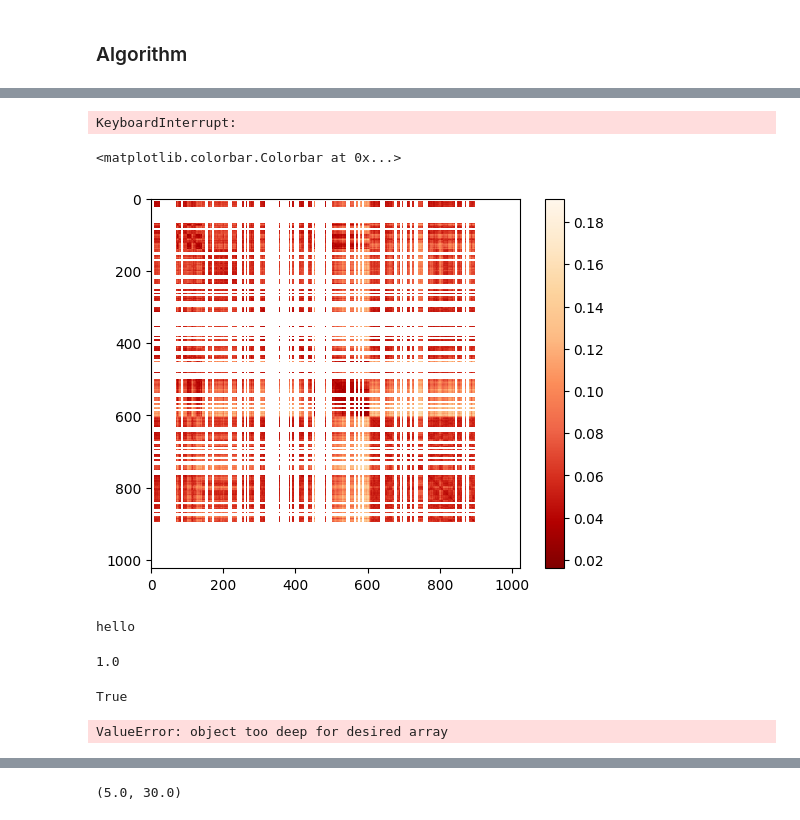
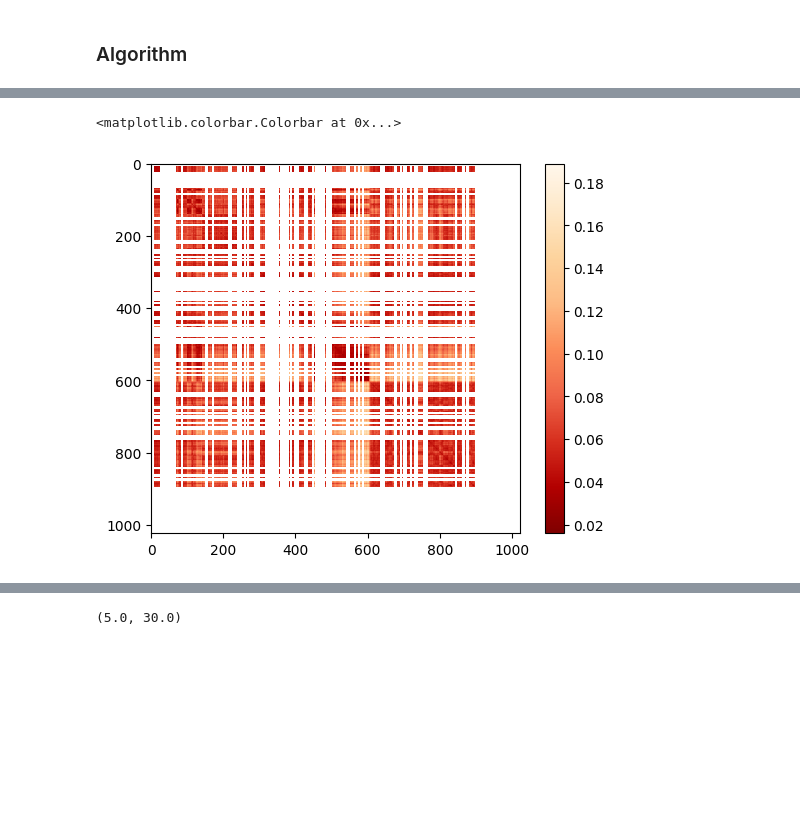
Before and after one commit to sldamman/NirdAnalyses, a Jupyter notebook: hologram_analysis.ipynb, the cells around one changed output, grey strips where cells are left out. Saved outputs shown, nothing was run; the diff lists cells and outputs as text; code cells hidden in the pictures; blank space fills up the shorter version.

```diff
--- a/hologram_analysis.ipynb
+++ b/hologram_analysis.ipynb
@@ -47,8 +47,8 @@ def datenum_to_datetime(datenum):
                          - datetime.timedelta(days=366))
         return np.array(dates)
 
-path = '/Users/Stian/Documents/HoloData/netcdfFormat/NyA_1hologram.nc' #thinkpad
-#path = '/nird/projects/NS9600K/sldam/data/NyA_1hologram.nc' #nird
+#path = '/Users/Stian/Documents/HoloData/netcdfFormat/NyA_1hologram.nc' #thinkpad
+path = '/nird/projects/NS9600K/sldam/data/NyA_1hologram.nc' #nird
 data = xr.open_dataset(path)
 
 data['time'] = datenum_to_datetime(data.time.to_numpy())
@@ -195,3 +191,26 @@ def ensemble(hologram, sample_size, n_members=100):
 
 def KS(dist1, dist2):
     return stats.kstest(dist1, dist2).statistic
+# %%
+%%time
+start = datetime.datetime(year=2019, month=11, day=12, hour=10, minute=28, second=28)#10000
+stop = datetime.datetime(year=2019, month=11, day=12, hour=10, minute=32, second=31)#12000
+
+segment = first_flight.sel(time=slice(start, stop))
+
+n_holograms = len(segment.time)
+n_members = 10
+
+segment_cut = cut_segment(segment, 0.7)
+n_bins = len(segment_cut.diameter)
+
+#all_times = np.zeros((n_holograms, n_members, n_bins))
+
+
+def create_ensembles(t, cut, n_members=100):
+    return ensemble(cut.isel(time=t),
+                sample_size=int(segment.Water_totalCount.mean() * 0.7),
+                n_members=n_members)
+
+with tqdm_joblib('Progress', total=n_holograms) as progress_bar:
+    all_times = np.array(Parallel(n_jobs=-2, backend='threading')(delayed(create_ensembles)(t, segment_cut, n_members) for t in range(n_holograms)))
@@ -239,46 +291,9 @@ KeyboardInterrupt:
-# %%
-def run(n_holograms, n_members):
-    with tqdm_joblib('Progress', total=n_holograms) as progress_bar:
-        all_times = np.array(Parallel(n_jobs=-2, backend='threading')(delayed(create_ensembles)(t, n_members=n_members) for t in range(n_holograms)))
-
-    with tqdm_joblib('Progress', total=n_holograms) as progress_bar:
-        KS_matrix = np.array(Parallel(n_jobs=-2, backend='threading')(delayed(f)(h, all_times) for h in range(n_holograms))) / n_members**2
-
-    return KS_matrix
-
-times = []
-start = time.time()
-for i in range(1, 2):
-    run(n_holograms=len(cut.time), n_members=i)
-    times.append(time.time() - start)
-    start = time.time()
-# %% [output]
-KeyboardInterrupt:
 # %%
 np.save('/nird/projects/NS9600K/brittsc/WRF_output_Stian/analysis_data/KS_matrix_seg1_1024H_10members.npy', KS_matrix)
 # %%
 X, Y = np.meshgrid(range(n_holograms), range(n_holograms))
-plt.imshow(KS_matrix, cmap='OrRd_r')#(X, Y, c=KS_matrix)
+plt.imshow(new_KS, cmap='OrRd_r')#(X, Y, c=KS_matrix)
 plt.colorbar()
 # %% [output]
 <matplotlib.colorbar.Colorbar at 0x...>
-[figure, old version]
+[figure, new version]
-# %%
-print('hello')
-# %% [output]
-hello
-# %%
-ks = 0
-for i in range(1000):
-    ks += stats.kstest(all_times[4][0], all_times[99][i]).statistic
-ks / 1000
-# %% [output]
-1.0
-# %%
-np.isnan(all_times[4]).any()
-# %% [output]
-True
-# %%
-stats.kstest(all_times[0], all_times[1])
-# %% [output]
-ValueError: object too deep for desired array
```
Also changed, not shown: parts of 10 cells of this notebook, 2 other files.
